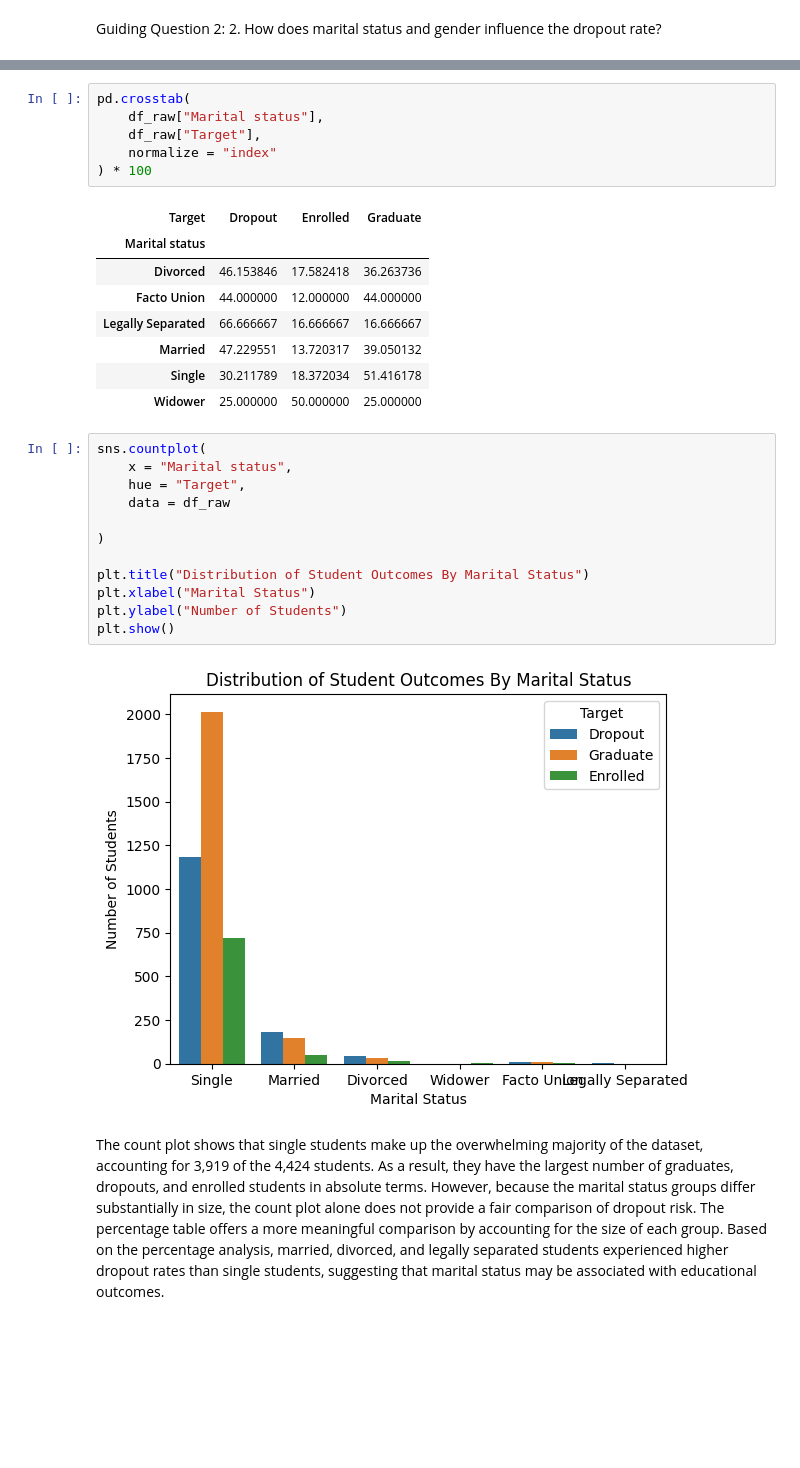
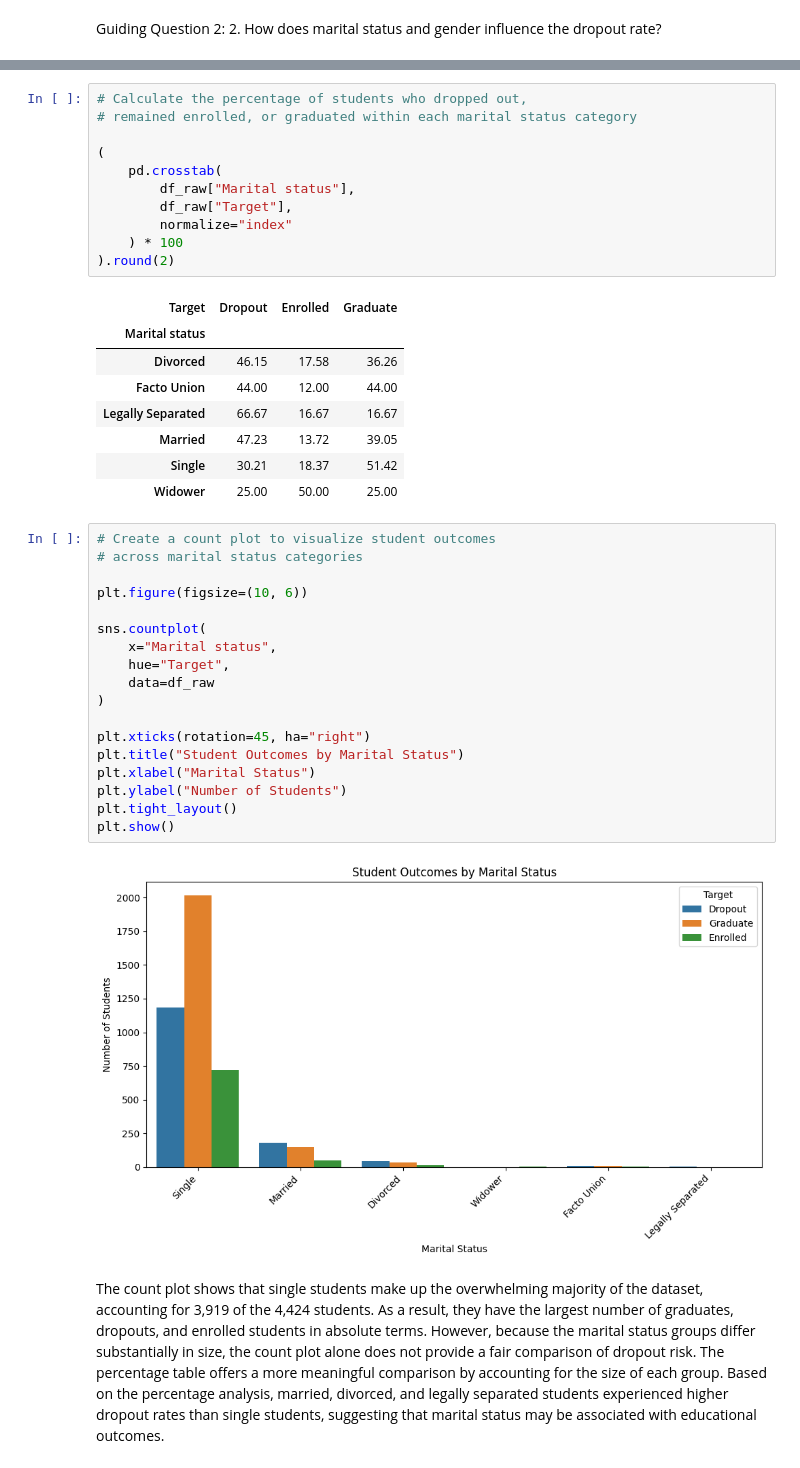
Before and after one commit to atile4/math-9-final-project, a Jupyter notebook: notebooks/notebook_02.ipynb, the cells around one changed output, grey strips where cells are left out. Saved outputs shown, nothing was run; the diff lists cells and outputs as text; blank space fills up the shorter version.

```diff
--- a/notebooks/notebook_02.ipynb
+++ b/notebooks/notebook_02.ipynb
@@ -138,34 +162,45 @@ Legally Separated       6
 Widower                 4
 Name: count, dtype: int64
 # %%
-pd.crosstab(
-    df_raw["Marital status"],
-    df_raw["Target"],
-    normalize = "index"
-) * 100
+# Calculate the percentage of students who dropped out,
+# remained enrolled, or graduated within each marital status category
+
+(
+    pd.crosstab(
+        df_raw["Marital status"],
+        df_raw["Target"],
+        normalize="index"
+    ) * 100
+).round(2)
 # %% [output]
 | Target | Dropout | Enrolled | Graduate |
 | Marital status |  |  |  |
-| Divorced | 46.153846 | 17.582418 | 36.263736 |
-| Facto Union | 44.000000 | 12.000000 | 44.000000 |
-| Legally Separated | 66.666667 | 16.666667 | 16.666667 |
-| Married | 47.229551 | 13.720317 | 39.050132 |
-| Single | 30.211789 | 18.372034 | 51.416178 |
-| Widower | 25.000000 | 50.000000 | 25.000000 |
+| Divorced | 46.15 | 17.58 | 36.26 |
+| Facto Union | 44.00 | 12.00 | 44.00 |
+| Legally Separated | 66.67 | 16.67 | 16.67 |
+| Married | 47.23 | 13.72 | 39.05 |
+| Single | 30.21 | 18.37 | 51.42 |
+| Widower | 25.00 | 50.00 | 25.00 |
 # %%
+# Create a count plot to visualize student outcomes
+# across marital status categories
+
+plt.figure(figsize=(10, 6))
+
 sns.countplot(
-    x = "Marital status",
-    hue = "Target",
-    data = df_raw
-
+    x="Marital status",
+    hue="Target",
+    data=df_raw
 )
 
-plt.title("Distribution of Student Outcomes By Marital Status")
+plt.xticks(rotation=45, ha="right")
+plt.title("Student Outcomes by Marital Status")
 plt.xlabel("Marital Status")
 plt.ylabel("Number of Students")
+plt.tight_layout()
 plt.show()
 # %% [output]
-[figure, old version]
+[figure, new version]
 # %% [markdown]
 The count plot shows that single students make up the overwhelming majority of the dataset, accounting for 3,919 of the 4,424 students. As a result, they have the largest number of graduates, dropouts, and enrolled students in absolute terms. However, because the marital status groups differ substantially in size, the count plot alone does not provide a fair comparison of dropout risk. The percentage table offers a more meaningful comparison by accounting for the size of each group. Based on the percentage analysis, married, divorced, and legally separated students experienced higher dropout rates than single students, suggesting that marital status may be associated with educational outcomes.
 # %% [markdown]
```
Also changed, not shown: parts of 11 cells of this notebook.
